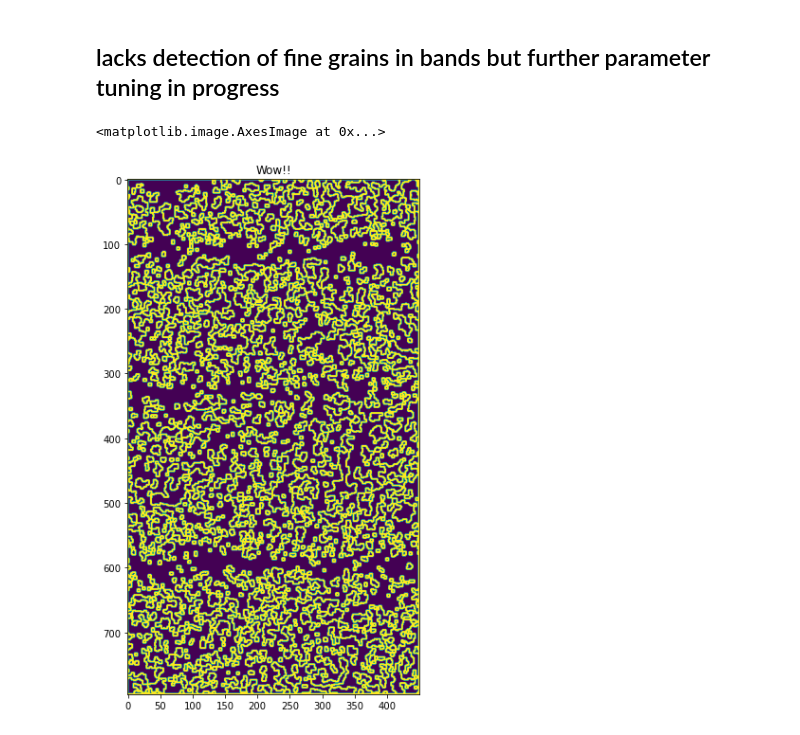
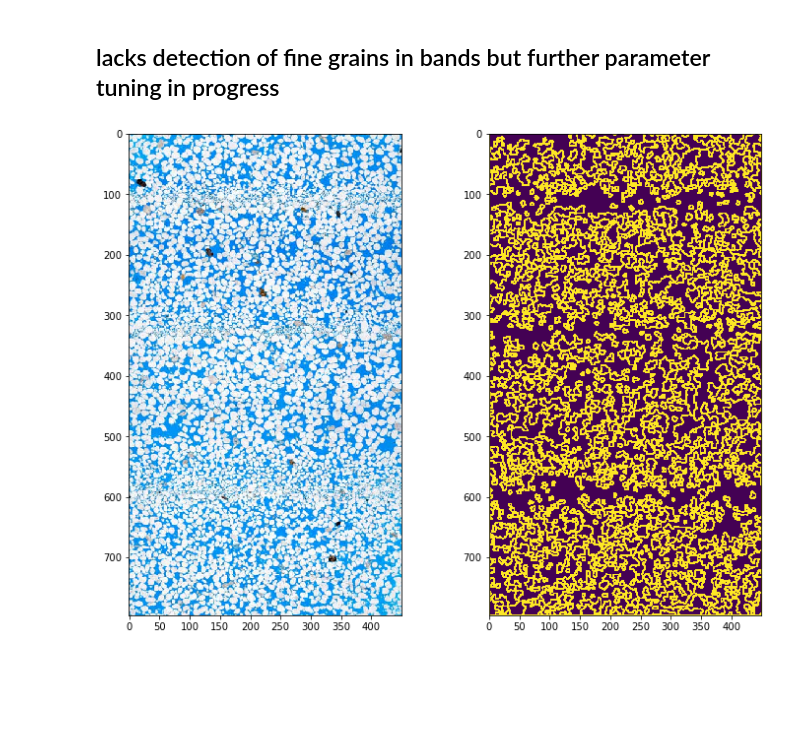
Before and after one commit to ieferreira/DigitalPetrography, a Jupyter notebook: SandstoneParameters/01-BergPipeline.ipynb, the cells around one changed output. Saved outputs shown, nothing was run; the diff lists cells and outputs as text; code cells hidden in the pictures; blank space fills up the shorter version.

Commit message:
adding comparative image and iteration parameter

```diff
--- a/SandstoneParameters/01-BergPipeline.ipynb
+++ b/SandstoneParameters/01-BergPipeline.ipynb
@@ -76,9 +77,8 @@ img[result == 255] = (0, 0, 255)
 # %% [markdown]
 ## lacks detection of fine grains in bands but further parameter tuning in progress
-# %%
-plt.title("Wow!!")
-
-plt.imshow(result)
-# %% [output]
-<matplotlib.image.AxesImage at 0x...>
-[figure, removed]
+# %%
+img = hl.load_img(FNAME)
+result = segment_grains(img[:,:,::-1], iter=4)
+hl.plot_images(hl.load_img(FNAME)[:,:,::-1], result)
+# %% [output]
+[figure, added]
```
Also changed, not shown: parts of 1 cell of this notebook, 1 other file.
